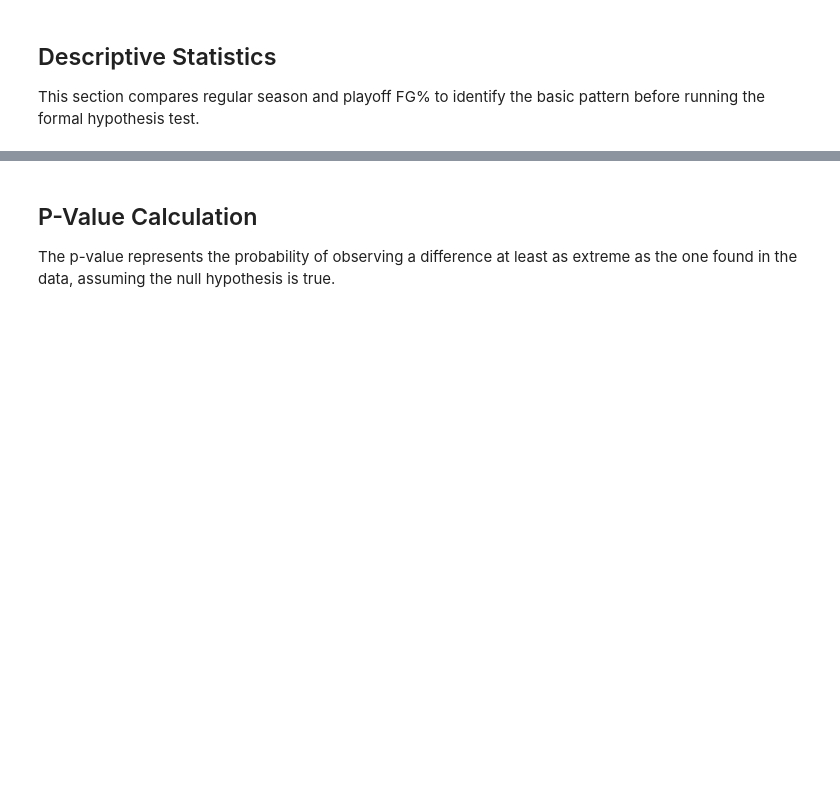
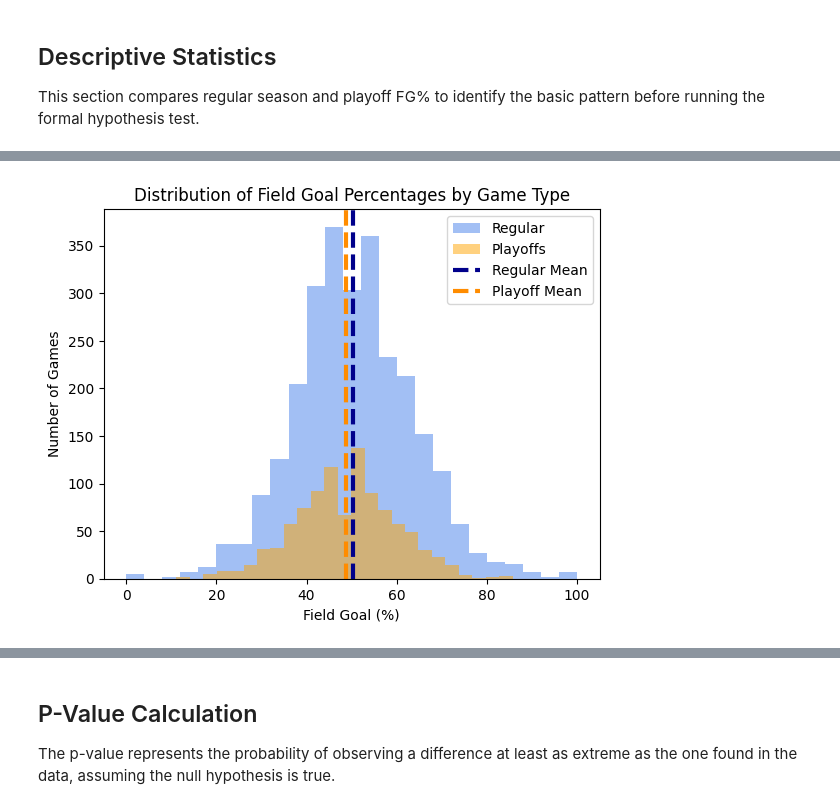
Before and after one commit to dennyhoang8/Choose-your-own-hypothesis_nba-playoff-performance, a Jupyter notebook: nba_playoff_vs_regular_season_analysis.ipynb, the cells around one changed output, grey strips where cells are left out. Saved outputs shown, nothing was run; the diff lists cells and outputs as text; code cells hidden in the pictures; blank space fills up the shorter version.

```diff
--- a/nba_playoff_vs_regular_season_analysis.ipynb
+++ b/nba_playoff_vs_regular_season_analysis.ipynb
@@ -136,0 +169,47 @@ nba_clean.groupby("GameType")["FG%"].agg(["count", "mean", "median", "std"])
+# %%
+regular_fg = nba_clean[nba_clean["GameType"] == "Regular"]["FG%"].dropna()
+playoff_fg = nba_clean[nba_clean["GameType"] == "Playoffs"]["FG%"].dropna()
+
+regular_mean = regular_fg.mean()
+playoff_mean = playoff_fg.mean()
+
+plt.hist(
+    regular_fg * 100,
+    bins=25,
+    alpha=0.6,
+    label="Regular",
+    color="cornflowerblue"
+)
+
+plt.hist(
+    playoff_fg * 100,
+    bins=25,
+    alpha=0.5,
+    label="Playoffs",
+    color="orange"
+)
+
+plt.axvline(
+    regular_mean * 100,
+    color="darkblue",
+    linestyle="--",
+    linewidth=3,
+    label="Regular Mean"
+)
+
+plt.axvline(
+    playoff_mean * 100,
+    color="darkorange",
+    linestyle="--",
+    linewidth=3,
+    label="Playoff Mean"
+)
+
+plt.title("Distribution of Field Goal Percentages by Game Type")
+plt.xlabel("Field Goal (%)")
+plt.ylabel("Number of Games")
+plt.legend()
+
+plt.show()
+# %% [output]
+[figure, added]
```
Also changed, not shown: parts of 32 cells of this notebook, 54 other files.
